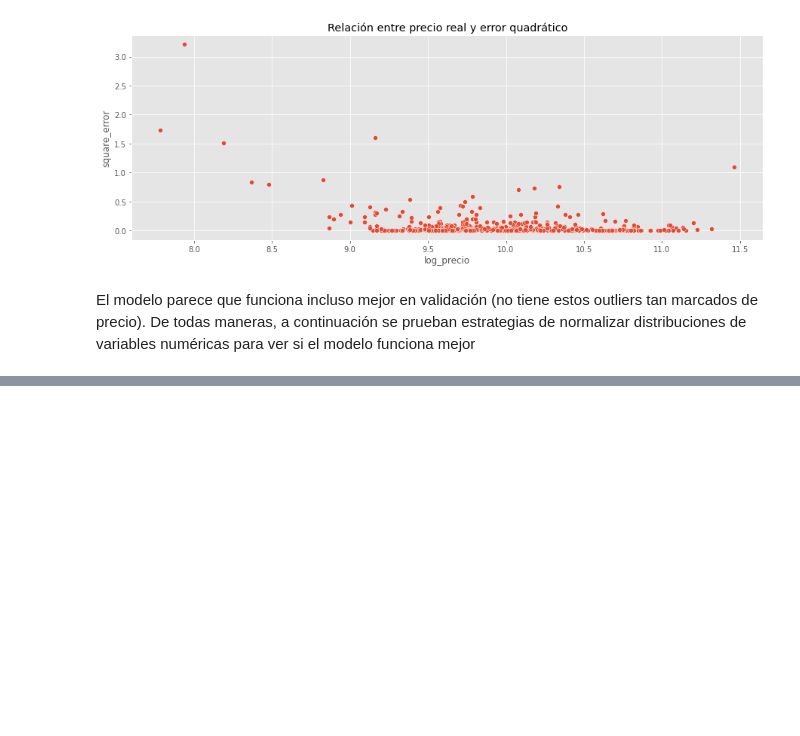
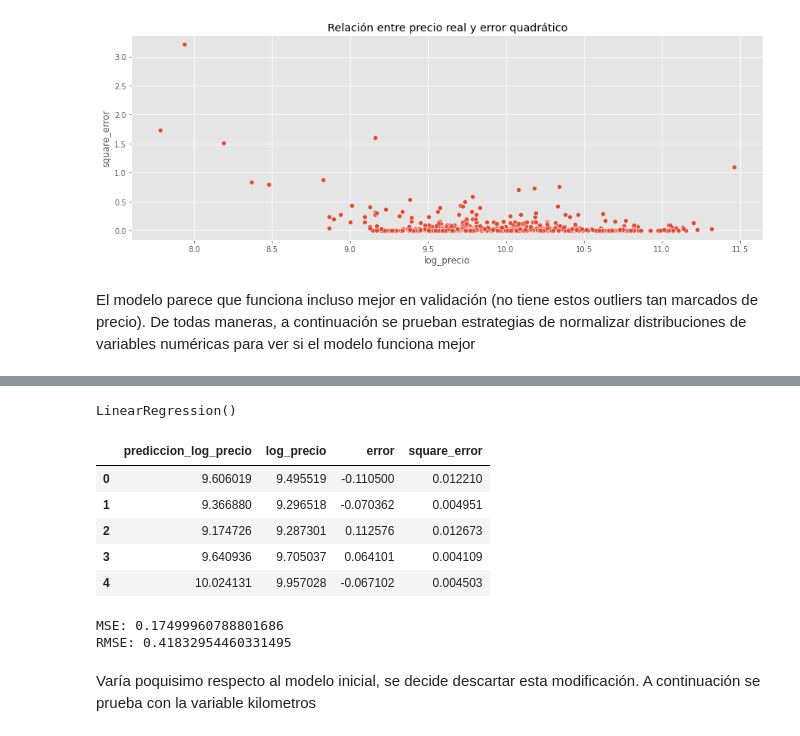
Before and after one commit to Rodrixx05/bmw-pricing, a Jupyter notebook: bmw_pricing_project.ipynb, the cells around one changed output, grey strips where cells are left out. Saved outputs shown, nothing was run; the diff lists cells and outputs as text; code cells hidden in the pictures; blank space fills up the shorter version.

```diff
--- a/bmw_pricing_project.ipynb
+++ b/bmw_pricing_project.ipynb
@@ -1418,0 +1430,36 @@ De todas maneras, a continuación se prueban estrategias de normalizar distribuc
+# %%
+# Se cojen los mismos datasets de development y validación que antes
+dev_df_2 = format_df_final2.drop(sub_km_df.index)
+val_df_2 = format_df_final2.loc[sub_km_df.index]
+# %%
+# Se extraen variables X e y
+val_df_2_X = val_df_2.drop(target, axis=1)
+val_df_2_y = val_df_2[[target]]
+dev_df_2_X = dev_df_2.drop(target, axis=1)
+dev_df_2_y = dev_df_2[[target]]
+# %%
+X_train_2, X_test_2, y_train_2, y_test_2 = model_selection.train_test_split(
+    dev_df_2_X,
+    dev_df_2_y,
+    random_state = 23,
+    test_size = 0.15
+)
+# %%
+modelo_lineal_2 = LinearRegression()
+modelo_lineal_2.fit(X_train_2, y_train_2)
+# %% [output]
+LinearRegression()
+# %%
+results_df_2, mse_2, rmse_2 = tabla_prediccion(modelo_lineal_2, X_test_2, y_test_2)
+# %% [output]
+|  | prediccion_log_precio | log_precio | error | square_error |
+| 0 | 9.606019 | 9.495519 | -0.110500 | 0.012210 |
+| 1 | 9.366880 | 9.296518 | -0.070362 | 0.004951 |
+| 2 | 9.174726 | 9.287301 | 0.112576 | 0.012673 |
+| 3 | 9.640936 | 9.705037 | 0.064101 | 0.004109 |
+| 4 | 10.024131 | 9.957028 | -0.067102 | 0.004503 |
+MSE: 0.17499960788801686
+RMSE: 0.41832954460331495
+# %% [markdown]
+Varía poquisimo respecto al modelo inicial, se decide descartar esta modificación.
+A continuación se prueba con la variable kilometros
```
Also changed, not shown: parts of 51 cells of this notebook.
